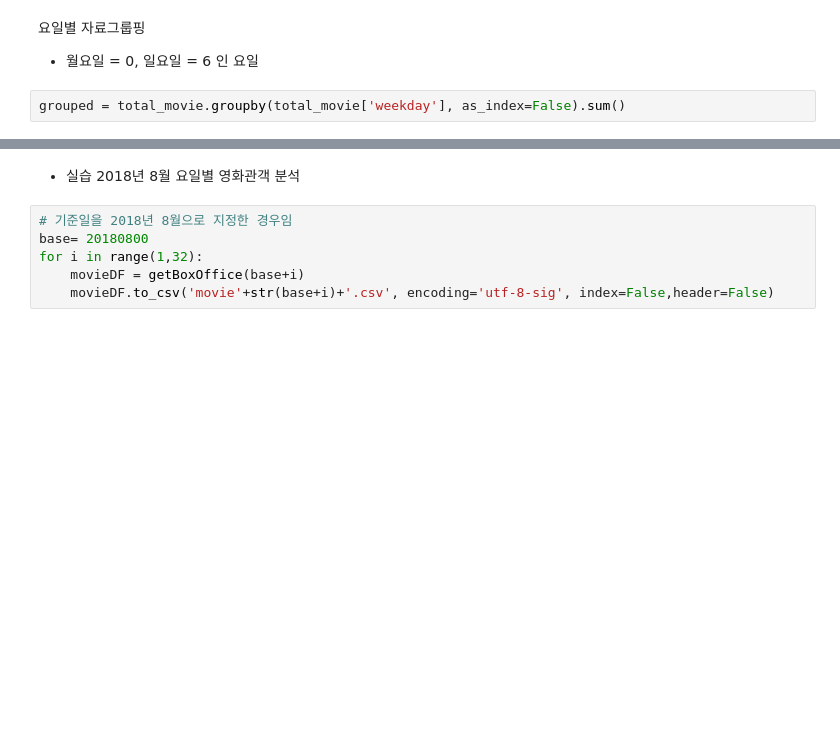
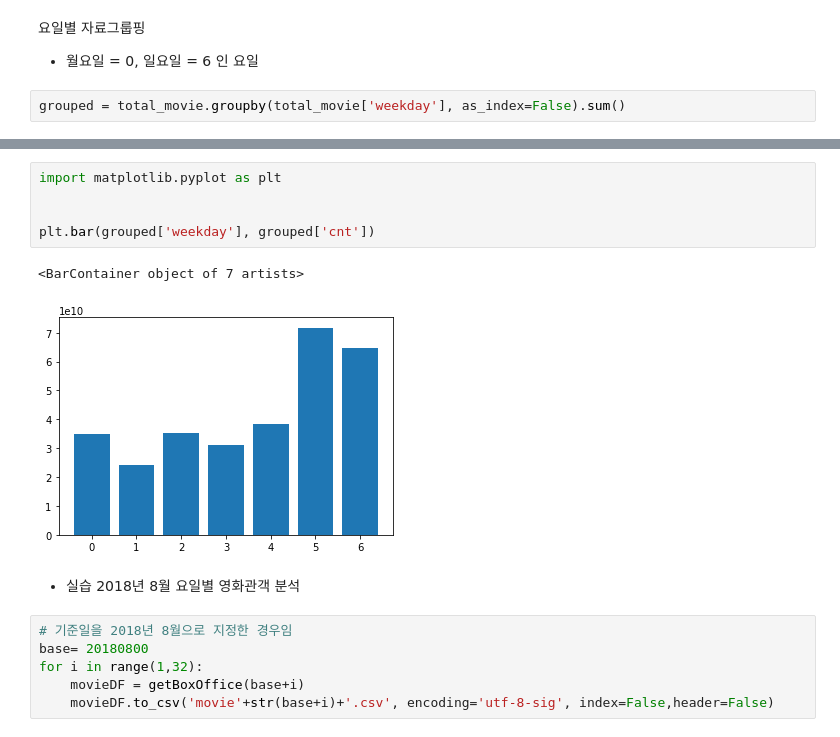
Before and after one commit to iceman67/-Python, a Jupyter notebook: kobis_boxoffices_2022.ipynb, the cells around one changed output, grey strips where cells are left out. Saved outputs shown, nothing was run; the diff lists cells and outputs as text; blank space fills up the shorter version.

```diff
--- a/kobis_boxoffices_2022.ipynb
+++ b/kobis_boxoffices_2022.ipynb
@@ -96,6 +167,14 @@ grouped
 | 4 | 4 | 38244063739 | 765.5 |
 | 5 | 5 | 71722289913 | 776.1 |
 | 6 | 6 | 64565392600 | 776.1 |
+# %%
+import matplotlib.pyplot as plt
+
+
+plt.bar(grouped['weekday'], grouped['cnt'])
+# %% [output]
+<BarContainer object of 7 artists>
+[figure, added]
 # %% [markdown]
 * 실습 2018년 8월 요일별 영화관객 분석
 # %%
```
Also changed, not shown: parts of 13 cells of this notebook.
